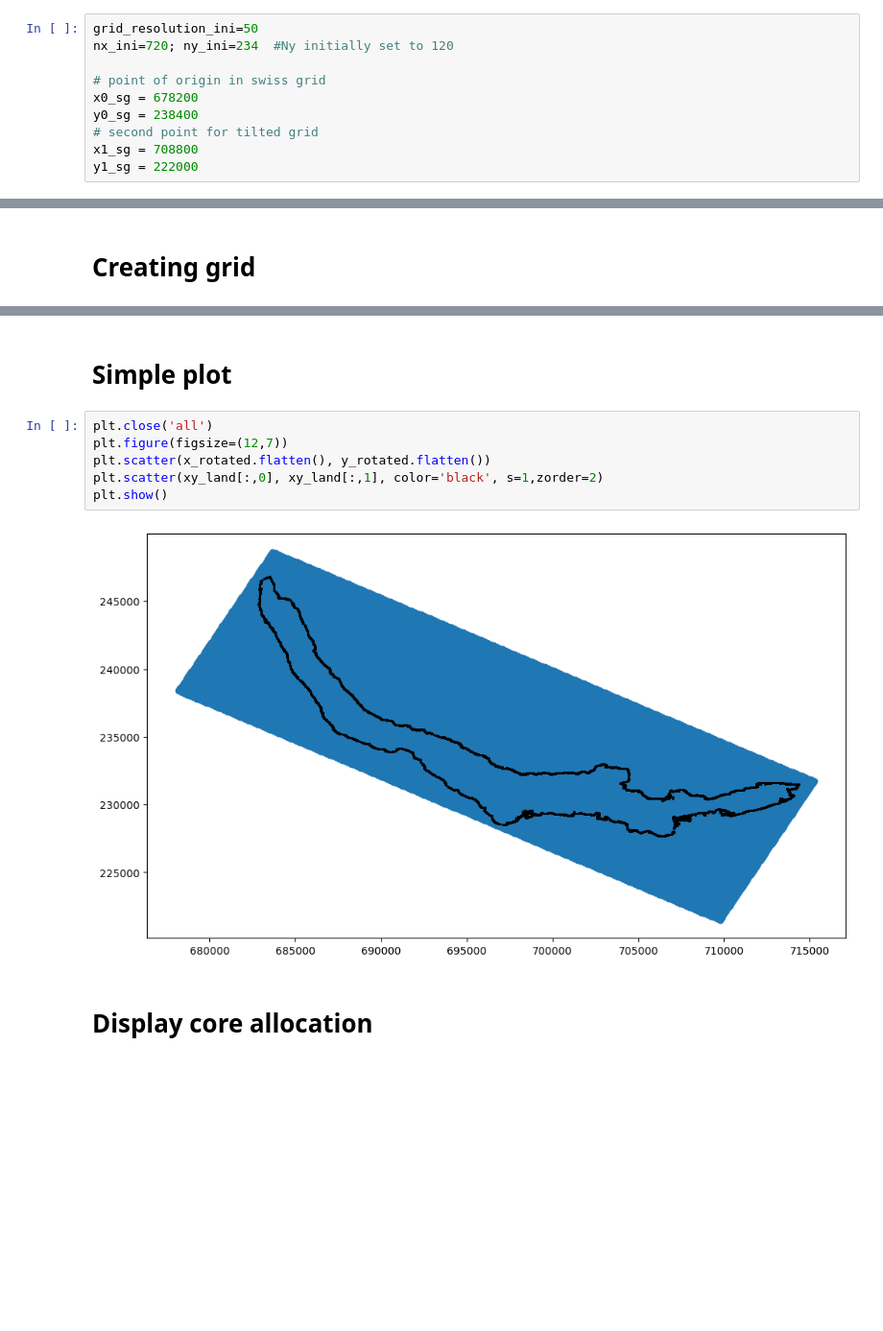
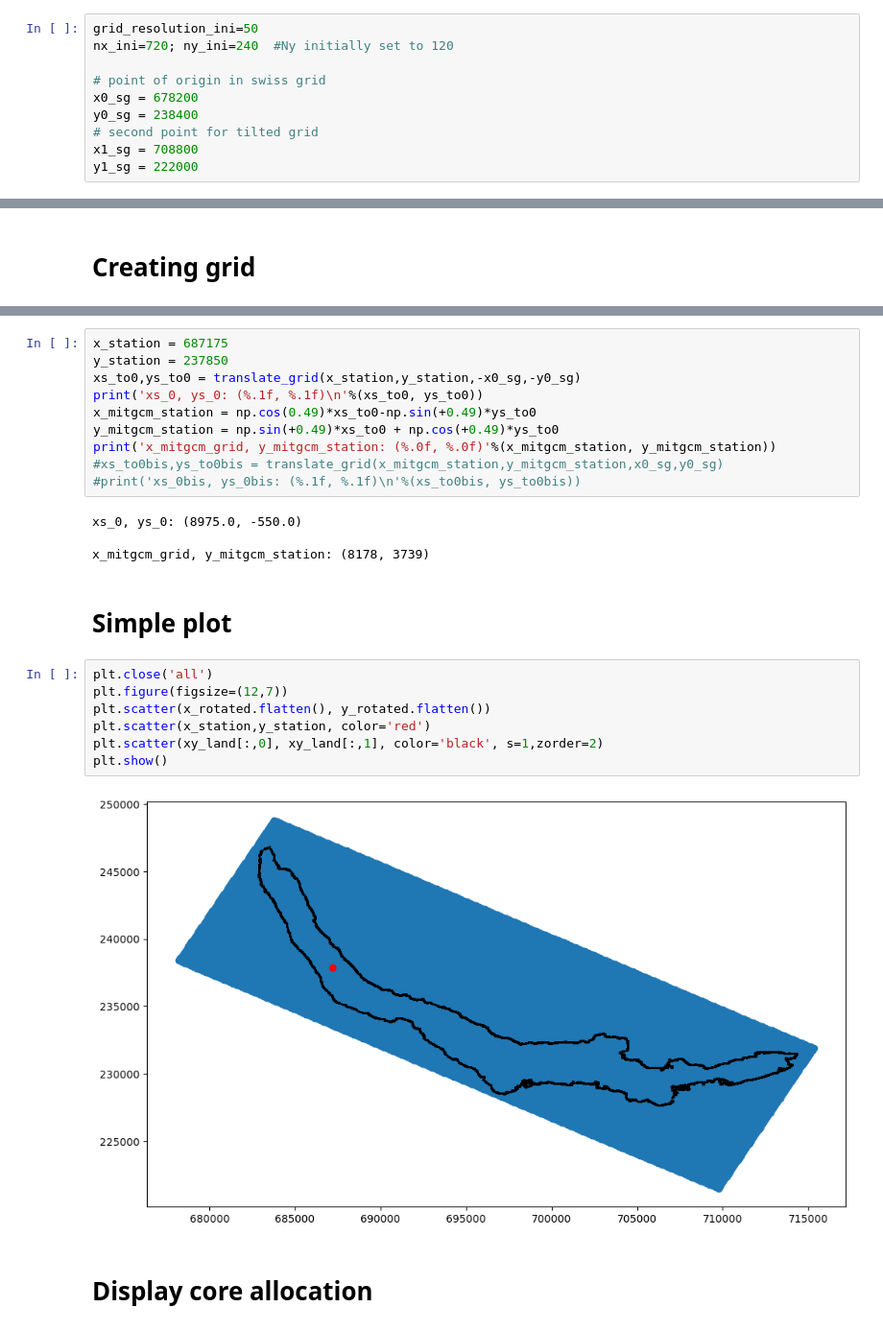
Before and after one commit to leroquan/preprocessing-mitgcm, a Jupyter notebook: Zurich/grid_and_bathy/create_grid.ipynb, the cells around one changed output, grey strips where cells are left out. Shown at 96% size. Drawn from its saved outputs; the diff is of its cells as text; blank space fills up the shorter version.

```diff
--- a/Zurich/grid_and_bathy/create_grid.ipynb
+++ b/Zurich/grid_and_bathy/create_grid.ipynb
@@ -7,6 +7,6 @@ from grid_functions import build_grid, get_grid_angle
 # %%
 grid_resolution_ini=50
-nx_ini=720; ny_ini=234  #Ny initially set to 120
+nx_ini=720; ny_ini=240  #Ny initially set to 120
 
 # point of origin in swiss grid
 x0_sg = 678200
@@ -45,13 +48,28 @@ nx: 180, ny: 58
+# %%
+x_station = 687175
+y_station = 237850
+xs_to0,ys_to0 = translate_grid(x_station,y_station,-x0_sg,-y0_sg)
+print('xs_0, ys_0: (%.1f, %.1f)\n'%(xs_to0, ys_to0))
+x_mitgcm_station = np.cos(0.49)*xs_to0-np.sin(+0.49)*ys_to0
+y_mitgcm_station = np.sin(+0.49)*xs_to0 + np.cos(+0.49)*ys_to0
+print('x_mitgcm_grid, y_mitgcm_station: (%.0f, %.0f)'%(x_mitgcm_station, y_mitgcm_station))
+#xs_to0bis,ys_to0bis = translate_grid(x_mitgcm_station,y_mitgcm_station,x0_sg,y0_sg)
+#print('xs_0bis, ys_0bis: (%.1f, %.1f)\n'%(xs_to0bis, ys_to0bis))
+# %% [output]
+xs_0, ys_0: (8975.0, -550.0)
+
+x_mitgcm_grid, y_mitgcm_station: (8178, 3739)
 # %% [markdown]
 # Simple plot
 # %%
 plt.close('all')
 plt.figure(figsize=(12,7))
 plt.scatter(x_rotated.flatten(), y_rotated.flatten())
+plt.scatter(x_station,y_station, color='red')
 plt.scatter(xy_land[:,0], xy_land[:,1], color='black', s=1,zorder=2)
 plt.show()
 # %% [output]
-[figure, old version]
+[figure, new version]
 # %% [markdown]
 # Display core allocation
 # %%
```
Also changed, not shown: parts of 4 cells of this notebook, 18 other files.
